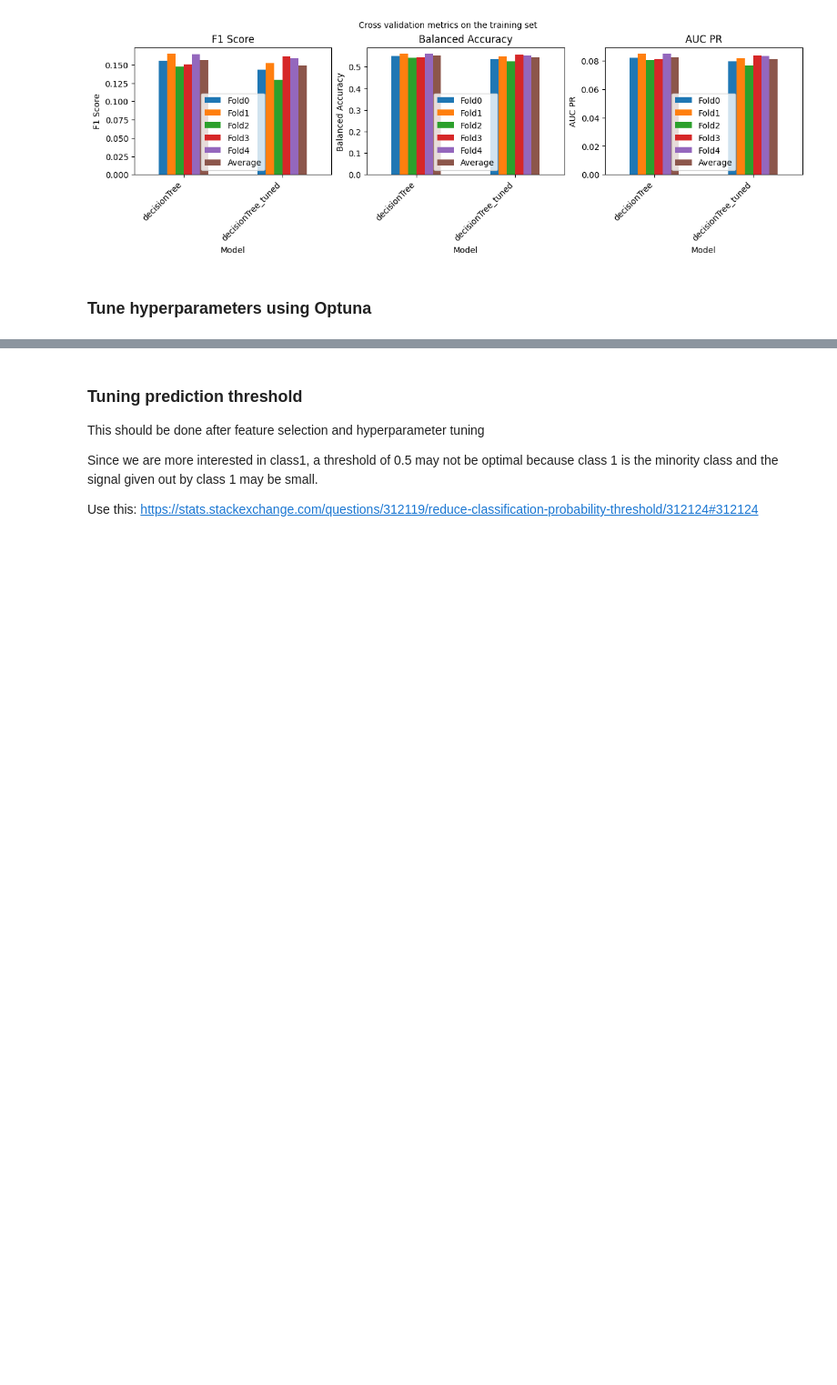
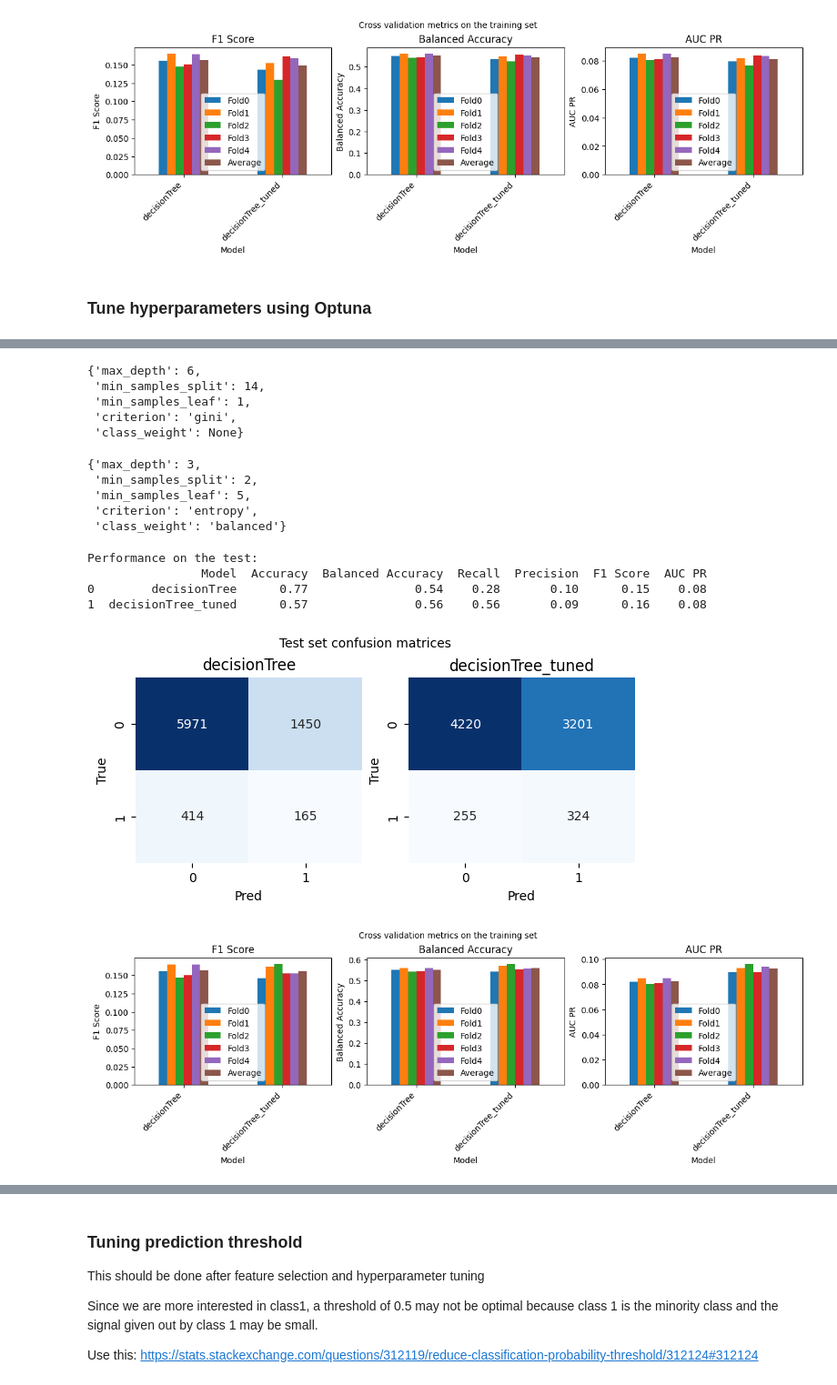
Before and after one commit to buddhiW/jw6h5r0ggDdU6IXW, a Jupyter notebook: main.ipynb, the cells around one changed output, grey strips where cells are left out. Shown at 91% size. Drawn from its saved outputs; the diff is of its cells as text; code cells hidden in the pictures; blank space fills up the shorter version.

```diff
--- a/main.ipynb
+++ b/main.ipynb
@@ -802,0 +1016,43 @@ Performance on the test:
+# %%
+study.best_params
+# %% [output]
+{'max_depth': 6,
+ 'min_samples_split': 14,
+ 'min_samples_leaf': 1,
+ 'criterion': 'gini',
+ 'class_weight': None}
+# %%
+study_DT.best_params
+# %% [output]
+{'max_depth': 3,
+ 'min_samples_split': 2,
+ 'min_samples_leaf': 5,
+ 'criterion': 'entropy',
+ 'class_weight': 'balanced'}
+# %%
+best_params_DT = {'max_depth': 3,
+ 'min_samples_split': 2,
+ 'min_samples_leaf': 5,
+ 'criterion': 'entropy',
+ 'class_weight': 'balanced'}
+
+smote = SMOTE(random_state=seed, sampling_strategy=0.25)
+resample = SMOTEENN(smote=smote, enn=EditedNearestNeighbours(sampling_strategy='majority'))
+preprocessing = [('r', resample)]
+
+model_tuned= DecisionTreeClassifier(**best_params_DT, random_state=seed)
+model = DecisionTreeClassifier(random_state=seed)
+classifiers = {'decisionTree': model,
+              'decisionTree_tuned': model_tuned}
+
+cross_val_f1_df, cross_val_bAcc_df, cross_val_aucpr_df, metrics_df, cm = evaluate_models(
+    classifiers, X_train, y_train, X_test, y_test, preprocessing=preprocessing, seed=seed)
+
+plot_cross_val_metrics(classifiers, cross_val_f1_df, cross_val_bAcc_df, cross_val_aucpr_df, metrics_df, cm)
+# %% [output]
+Performance on the test:
+                Model  Accuracy  Balanced Accuracy  Recall  Precision  F1 Score  AUC PR
+0        decisionTree      0.77               0.54    0.28       0.10      0.15    0.08
+1  decisionTree_tuned      0.57               0.56    0.56       0.09      0.16    0.08
+[figure, added]
+[figure, added]
```
Also changed, not shown: parts of 22 cells of this notebook.
